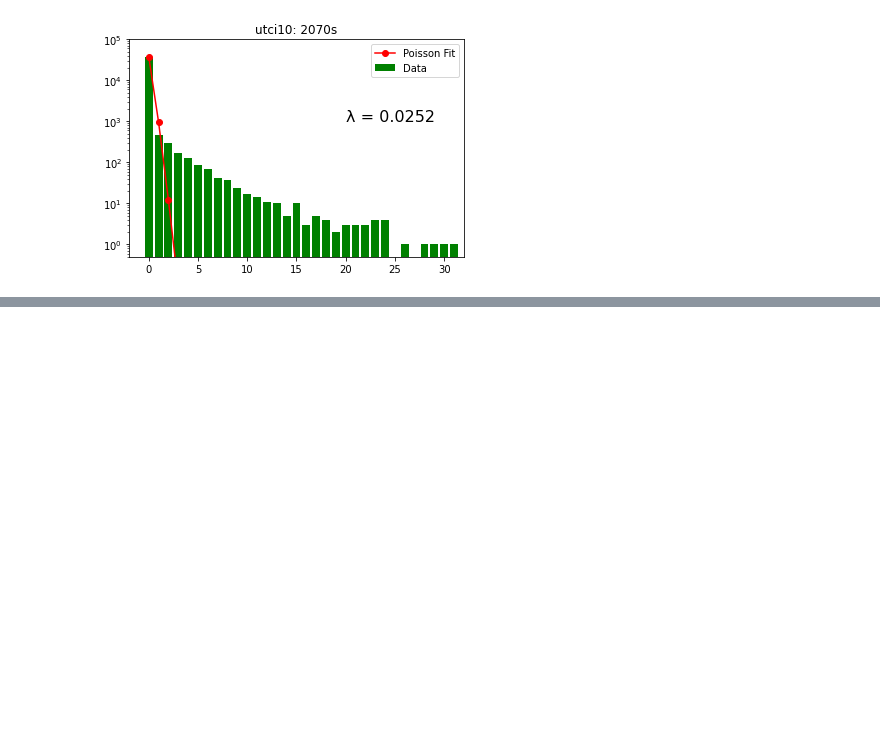
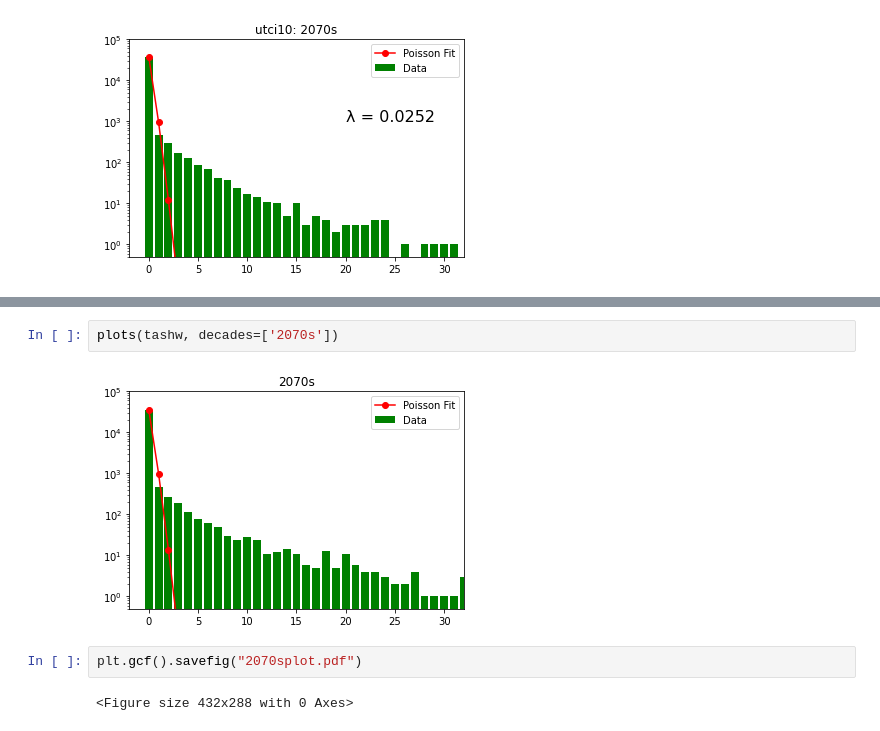
Before and after one commit to kaedonkers/ukcp_heatwave_analysis, a Jupyter notebook: 2.poisson_fit_plots.ipynb, the cells around one changed output, grey strips where cells are left out. Saved outputs shown, nothing was run; the diff lists cells and outputs as text; blank space fills up the shorter version.

```diff
--- a/2.poisson_fit_plots.ipynb
+++ b/2.poisson_fit_plots.ipynb
@@ -268,0 +281,8 @@ plots(u10hw, title='utci10: ')
+# %%
+plots(tashw, decades=['2070s'])
+# %% [output]
+[figure, added]
+# %%
+plt.gcf().savefig("2070splot.pdf")
+# %% [output]
+<Figure size 432x288 with 0 Axes>
```
Also changed, not shown: parts of 17 cells of this notebook.
